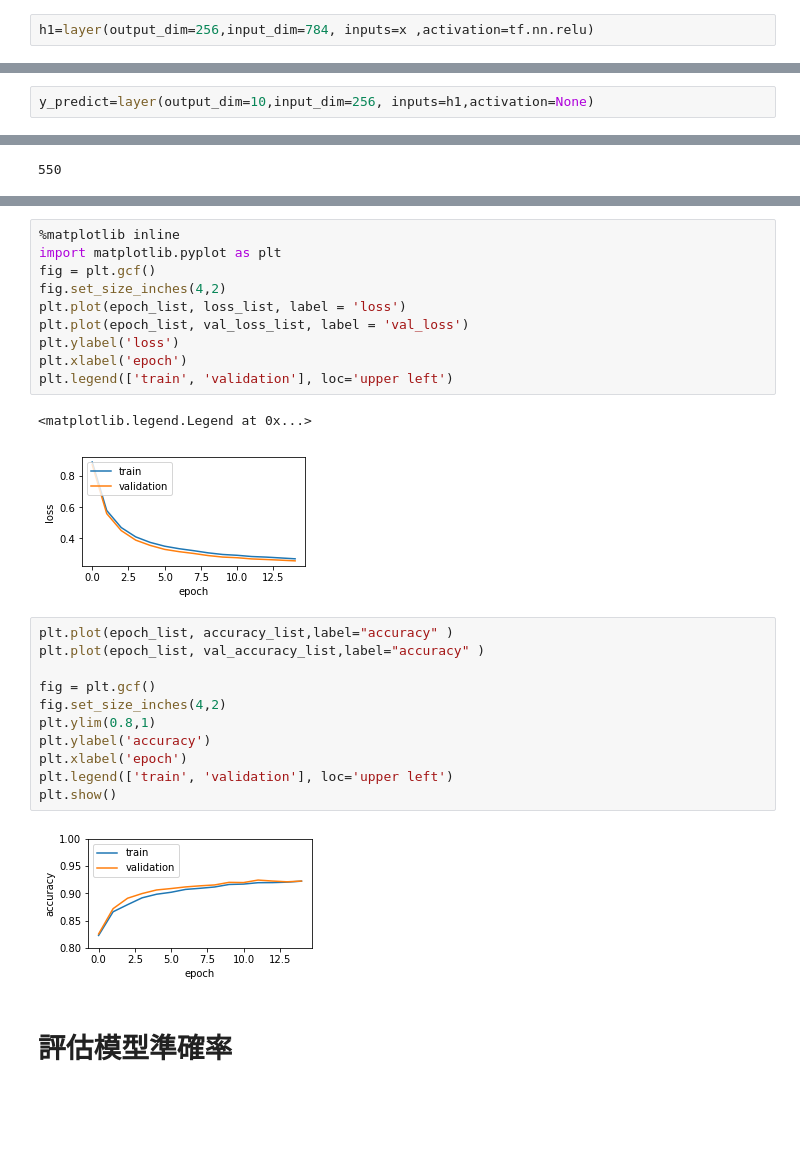
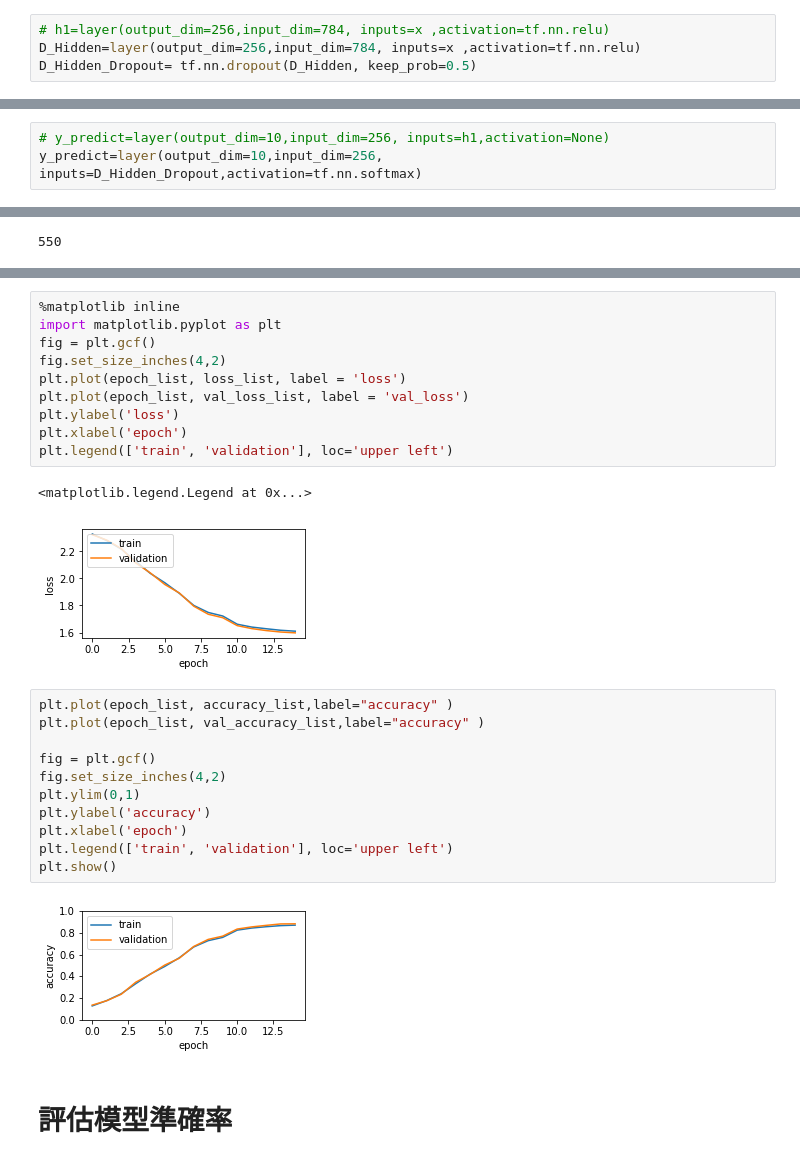
Before and after one commit to ogre0403/keras-tensorflow-workshop, a Jupyter notebook: tensorflow/TF-MNIST-MLP.ipynb, the cells around one changed output, grey strips where cells are left out. Cells and saved outputs as stored; diff of their text form; blank space fills up the shorter version.

```diff
--- a/tensorflow/TF-MNIST-MLP.ipynb
+++ b/tensorflow/TF-MNIST-MLP.ipynb
@@ -48,11 +50,14 @@ x = tf.placeholder("float", [None, 784])
 # %%
 # 建立隱藏層h1
 # %%
-h1=layer(output_dim=256,input_dim=784, inputs=x ,activation=tf.nn.relu)
+# h1=layer(output_dim=256,input_dim=784, inputs=x ,activation=tf.nn.relu)
+D_Hidden=layer(output_dim=256,input_dim=784, inputs=x ,activation=tf.nn.relu)
+D_Hidden_Dropout= tf.nn.dropout(D_Hidden, keep_prob=0.5)
 # %%
 # 建立輸出層
 # %%
-y_predict=layer(output_dim=10,input_dim=256, inputs=h1,activation=None)
+# y_predict=layer(output_dim=10,input_dim=256, inputs=h1,activation=None)
+y_predict=layer(output_dim=10,input_dim=256, inputs=D_Hidden_Dropout,activation=tf.nn.softmax)
 # %% [markdown]
 # 定義訓練方式
 # %%
@@ -160,20 +165,20 @@ plt.xlabel('epoch')
 plt.legend(['train', 'validation'], loc='upper left')
 # %% [output]
 <matplotlib.legend.Legend at 0x...>
-[figure, old version]
+[figure, new version]
 # %%
 plt.plot(epoch_list, accuracy_list,label="accuracy" )
 plt.plot(epoch_list, val_accuracy_list,label="accuracy" )
 
 fig = plt.gcf()
 fig.set_size_inches(4,2)
-plt.ylim(0.8,1)
+plt.ylim(0,1)
 plt.ylabel('accuracy')
 plt.xlabel('epoch')
 plt.legend(['train', 'validation'], loc='upper left')
 plt.show()
 # %% [output]
-[figure, old version]
+[figure, new version]
 # %% [markdown]
 # 評估模型準確率
 # %%
```
Also changed, not shown: parts of 8 cells of this notebook, 6 other files.
